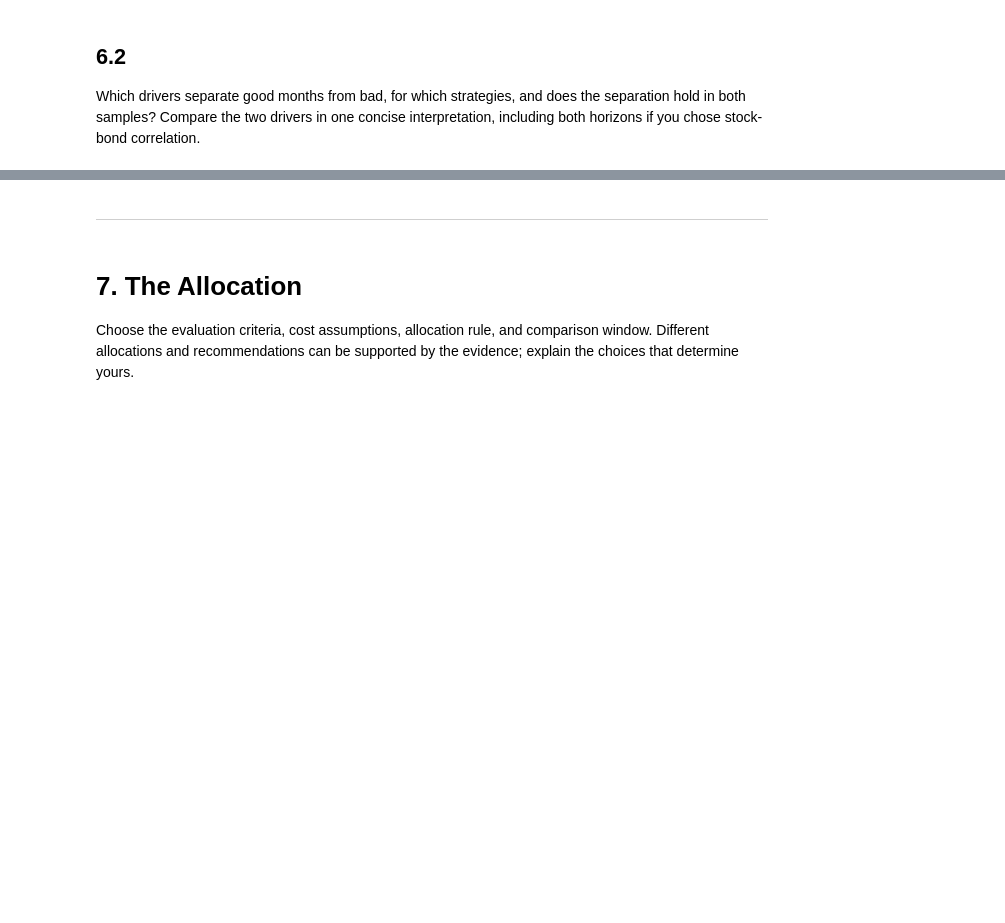
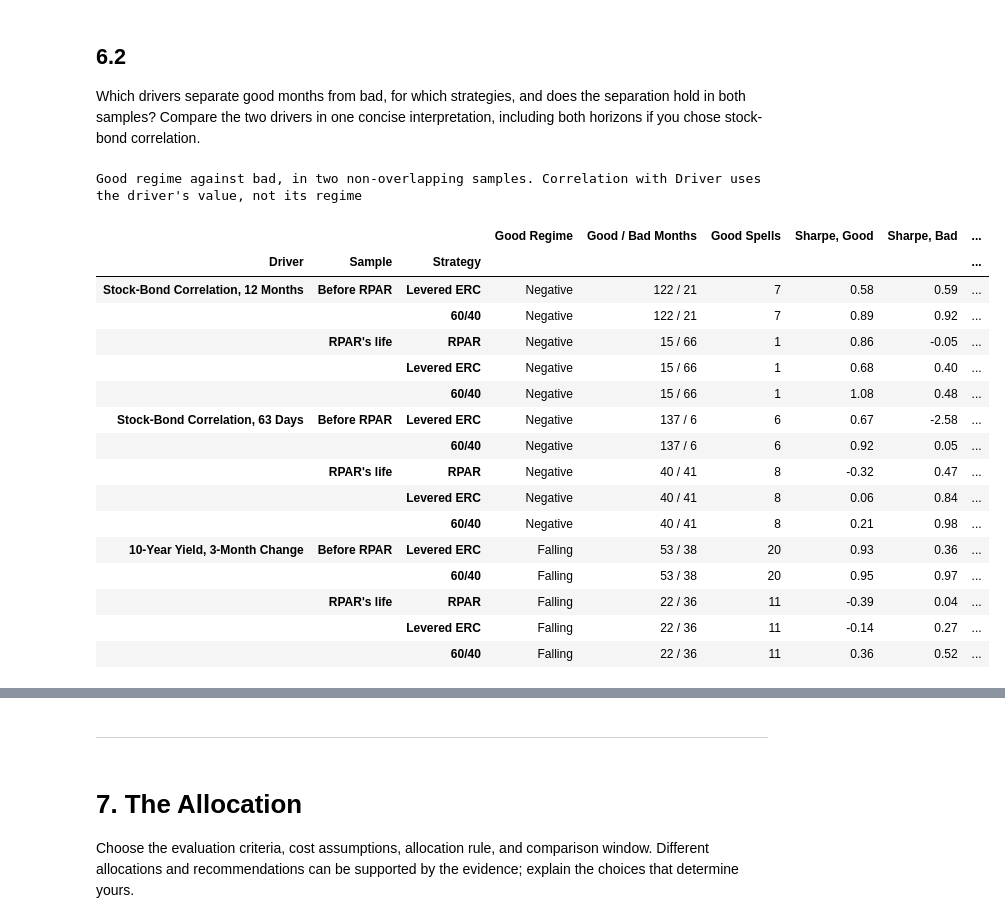
Before and after one commit to ltemry/FINM_Portfolio_GroupB, a Jupyter notebook: ivy-work/risk-parity-project.ipynb, the cells around one changed output, grey strips where cells are left out. Drawn from its saved outputs; the diff is of its cells as text; code cells hidden in the pictures; blank space fills up the shorter version.

```diff
--- a/ivy-work/risk-parity-project.ipynb
+++ b/ivy-work/risk-parity-project.ipynb
@@ -2129,3 +2571,59 @@ For `RPAR` over its life, and for the levered ERC portfolio and 60/40 over the f
 ## 6.2
 
 Which drivers separate good months from bad, for which strategies, and does the separation hold in both samples? Compare the two drivers in one concise interpretation, including both horizons if you chose stock-bond correlation.
+# %%
+#the hypotheses fixed in advance: negative stock-bond correlation and falling yields are the good regimes
+GOOD_BAD = {"Stock-Bond Correlation, 12 Months": ("Negative", "Positive"),
+            "Stock-Bond Correlation, 63 Days": ("Negative", "Positive"),
+            "10-Year Yield, 3-Month Change": ("Falling", "Rising")}
+
+#non-overlapping samples: the backtest before RPAR listed, and RPAR's life
+TEST_SAMPLES = {"Before RPAR": ("2008-02", "2019-12", ["Levered ERC", "60/40"]),
+                "RPAR's life": ("2020-01", "2026-09", ["RPAR", "Levered ERC", "60/40"])}
+
+regime_tests = {}
+for driver, (good, bad) in GOOD_BAD.items():
+    for sample, (start, end, strategies) in TEST_SAMPLES.items():
+        for strategy in strategies:
+            excess = monthly_regime_excess.loc[start:end, strategy]
+            stats = project_utils.regime_stats(excess, regimes.loc[start:end, driver])
+            difference = project_utils.regime_difference(excess, regimes.loc[start:end, driver], good, bad)
+
+            regime_tests[(driver, sample, strategy)] = {"Good Regime": good,
+                                                        "Good / Bad Months": f"{stats.loc[good, 'Months']:.0f} / {stats.loc[bad, 'Months']:.0f}",
+                                                        "Good Spells": difference["Good Spells"],
+                                                        "Sharpe, Good": stats.loc[good, "Sharpe Ratio"],
+                                                        "Sharpe, Bad": stats.loc[bad, "Sharpe Ratio"],
+                                                        "Mean Difference (Good - Bad)": difference["Mean Difference"],
+                                                        "t-stat": difference["t-stat"],
+                                                        "Correlation with Driver": excess.corr(drivers[driver])}
+
+regime_tests = pd.DataFrame(regime_tests).T
+regime_tests.index.names = ["Driver", "Sample", "Strategy"]
+
+display(regime_tests.style.format({"Good Spells": "{:.0f}",
+                                   "Sharpe, Good": "{:.2f}",
+                                   "Sharpe, Bad": "{:.2f}",
+                                   "Mean Difference (Good - Bad)": "{:+.2%}",
+                                   "t-stat": "{:+.2f}",
+                                   "Correlation with Driver": "{:+.2f}"})
+                          .set_caption("Good regime against bad, in two non-overlapping samples. Correlation with Driver uses the driver's value, not its regime"))
+# %% [output]
+Good regime against bad, in two non-overlapping samples. Correlation with Driver uses the driver's value, not its regime
+|  |  |  | Good Regime | Good / Bad Months | Good Spells | Sharpe, Good | Sharpe, Bad | ... |
+| Driver | Sample | Strategy |  |  |  |  |  | ... |
+| Stock-Bond Correlation, 12 Months | Before RPAR | Levered ERC | Negative | 122 / 21 | 7 | 0.58 | 0.59 | ... |
+|  |  | 60/40 | Negative | 122 / 21 | 7 | 0.89 | 0.92 | ... |
+|  | RPAR's life | RPAR | Negative | 15 / 66 | 1 | 0.86 | -0.05 | ... |
+|  |  | Levered ERC | Negative | 15 / 66 | 1 | 0.68 | 0.40 | ... |
+|  |  | 60/40 | Negative | 15 / 66 | 1 | 1.08 | 0.48 | ... |
+| Stock-Bond Correlation, 63 Days | Before RPAR | Levered ERC | Negative | 137 / 6 | 6 | 0.67 | -2.58 | ... |
+|  |  | 60/40 | Negative | 137 / 6 | 6 | 0.92 | 0.05 | ... |
+|  | RPAR's life | RPAR | Negative | 40 / 41 | 8 | -0.32 | 0.47 | ... |
+|  |  | Levered ERC | Negative | 40 / 41 | 8 | 0.06 | 0.84 | ... |
+|  |  | 60/40 | Negative | 40 / 41 | 8 | 0.21 | 0.98 | ... |
+| 10-Year Yield, 3-Month Change | Before RPAR | Levered ERC | Falling | 53 / 38 | 20 | 0.93 | 0.36 | ... |
+|  |  | 60/40 | Falling | 53 / 38 | 20 | 0.95 | 0.97 | ... |
+|  | RPAR's life | RPAR | Falling | 22 / 36 | 11 | -0.39 | 0.04 | ... |
+|  |  | Levered ERC | Falling | 22 / 36 | 11 | -0.14 | 0.27 | ... |
+|  |  | 60/40 | Falling | 22 / 36 | 11 | 0.36 | 0.52 | ... |
```
Also changed, not shown: parts of 23 cells of this notebook, 1 other file.
